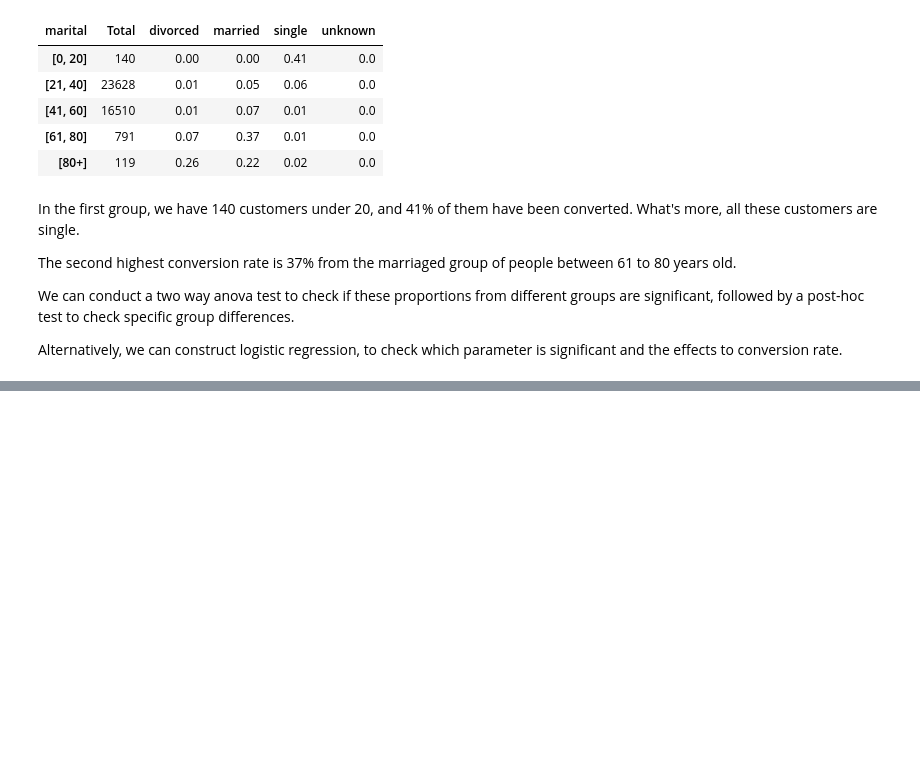
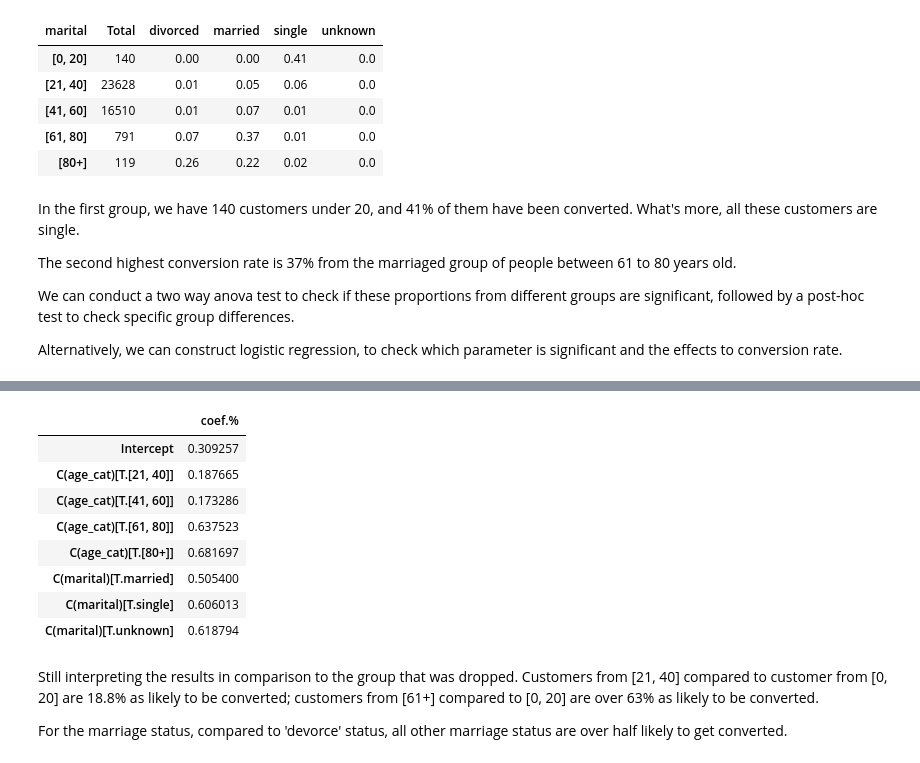
Before and after one commit to AilingLiu/Growth_Analysis, a Jupyter notebook: Conversion_Rate.ipynb, the cells around one changed output, grey strips where cells are left out. Saved outputs shown, nothing was run; the diff lists cells and outputs as text; code cells hidden in the pictures; blank space fills up the shorter version.

```diff
--- a/Conversion_Rate.ipynb
+++ b/Conversion_Rate.ipynb
@@ -129,3 +130,7 @@ The second highest conversion rate is 37% from the marriaged group of people bet
 We can conduct a two way anova test to check if these proportions from different groups are significant, followed by a post-hoc test to check specific group differences.
 
 Alternatively, we can construct logistic regression, to check which parameter is significant and the effects to conversion rate.
+# %%
+marketing['conversion'] = marketing['conversion'].astype('int')
+model = smf.logit(formula='conversion~C(age_cat)+C(marital)', data=marketing).fit()
+print(model.summary())
@@ -131,0 +165,17 @@ Alternatively, we can construct logistic regression, to check which parameter is
+# %%
+coefs = pd.DataFrame(np.exp(model.params), columns=['coef.%'])
+coefs/(1+coefs)
+# %% [output]
+|  | coef.% |
+| Intercept | 0.309257 |
+| C(age_cat)[T.[21, 40]] | 0.187665 |
+| C(age_cat)[T.[41, 60]] | 0.173286 |
+| C(age_cat)[T.[61, 80]] | 0.637523 |
+| C(age_cat)[T.[80+]] | 0.681697 |
+| C(marital)[T.married] | 0.505400 |
+| C(marital)[T.single] | 0.606013 |
+| C(marital)[T.unknown] | 0.618794 |
+# %% [markdown]
+Still interpreting the results in comparison to the group that was dropped. Customers from [21, 40] compared to customer from [0, 20] are 18.8% as likely to be converted; customers from [61+] compared to [0, 20] are over 63% as likely to be converted.
+
+For the marriage status, compared to 'devorce' status, all other marriage status are over half likely to get converted.
```
Also changed, not shown: parts of 3 cells of this notebook.
